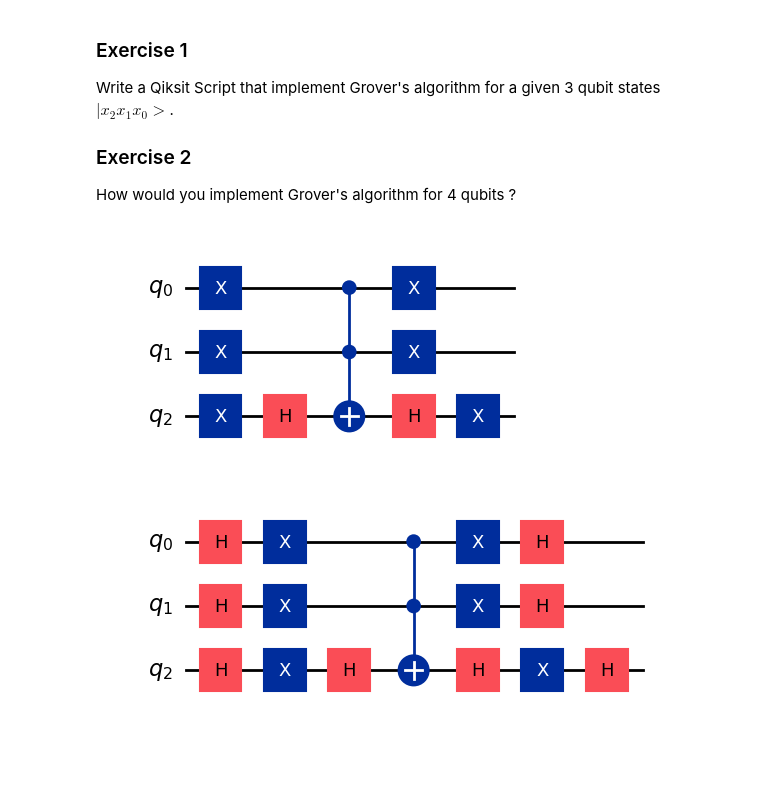
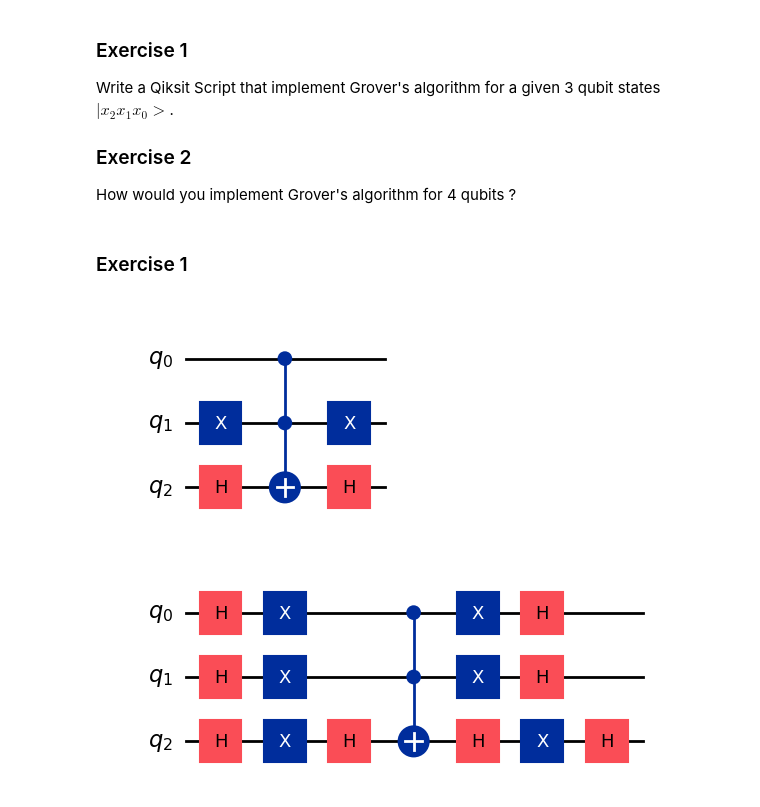
Before and after one commit to zshelali/UTBM-Math, a Jupyter notebook: IT41/Practical-Session-4-Quantum-Algorithms/quantum_algorithms.ipynb, the cells around one changed output. Cells and saved outputs as stored; diff of their text form; code cells hidden in the pictures; blank space fills up the shorter version.

```diff
--- a/IT41/Practical-Session-4-Quantum-Algorithms/quantum_algorithms.ipynb
+++ b/IT41/Practical-Session-4-Quantum-Algorithms/quantum_algorithms.ipynb
@@ -891,27 +927,29 @@ Write a Qiksit Script that implement Grover's algorithm for a given 3 qubit stat
 ### Exercise 2
 
 How would you implement Grover's algorithm for 4 qubits ?
+# %% [markdown]
+### Exercise 1
 # %%
 from qiskit import QuantumCircuit, QuantumRegister, transpiler, assemble
 # %%
 def oracle(tar):
     qc = QuantumCircuit(3)
     for i, bit in enumerate(reversed(tar)):
         if bit == "0":
             qc.x(i)
     qc.h(2)
     qc.ccx(0, 1, 2)
     qc.h(2)
 
     for i, bit in enumerate(reversed(tar)):
         if bit == "0":
             qc.x(i)
     return qc
 
-o = oracle("000")
+o = oracle("101")
 o.draw("mpl")
 # %% [output]
-[figure, old version]
+[figure, new version]
 # %%
 def diffuser():
     qc = QuantumCircuit(3)
```
Also changed, not shown: parts of 14 cells of this notebook.
